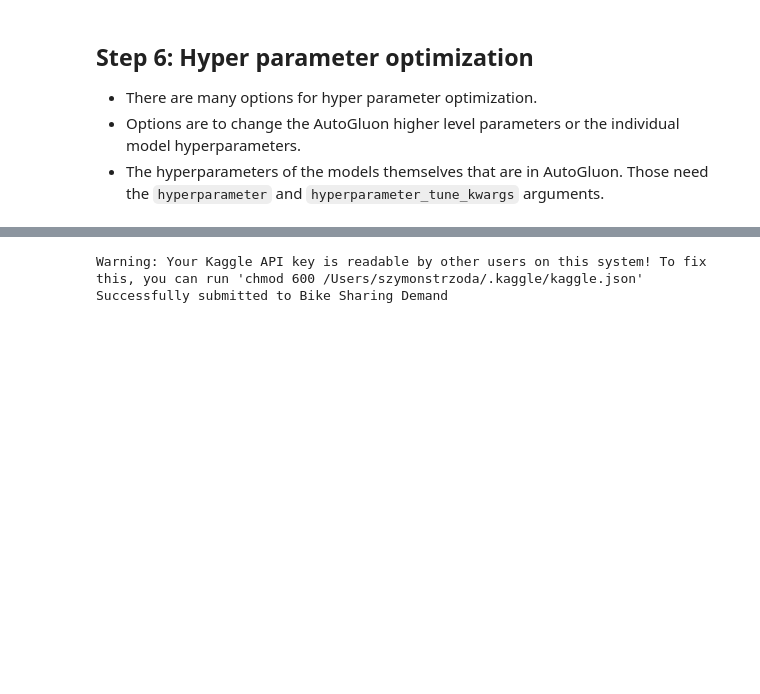
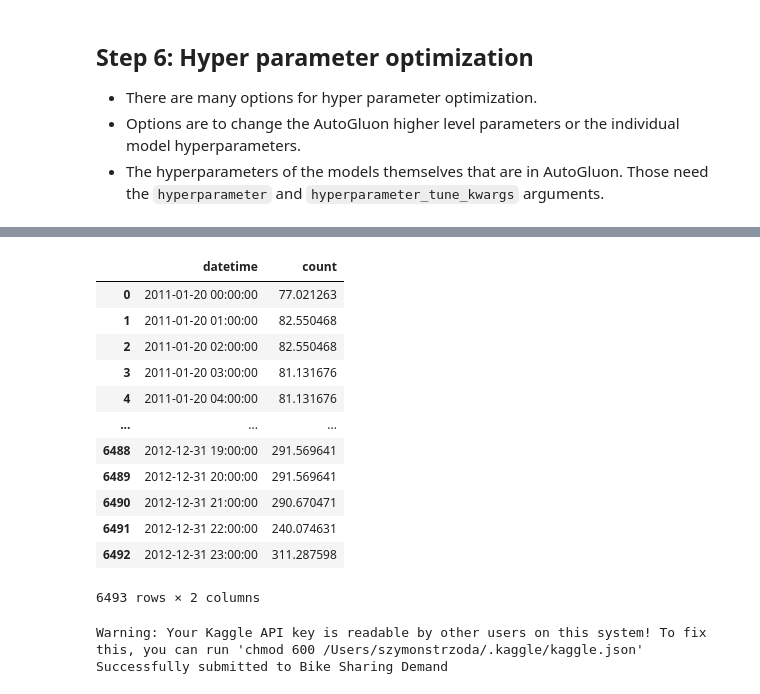
Before and after one commit to akcsbc/cd0385-project-starter, a Jupyter notebook: project/project-template.ipynb, the cells around one changed output, grey strips where cells are left out. Drawn from its saved outputs; the diff is of its cells as text; code cells hidden in the pictures; blank space fills up the shorter version.

```diff
--- a/project/project-template.ipynb
+++ b/project/project-template.ipynb
@@ -413,6 +421,11 @@ array([[<Axes: title={'center': 'datetime'}>,
 [figure]
 # %% [markdown]
 ## Step 5: Rerun the model with the same settings as before, just with more features
+# %%
+new_features = "AutogluonModels/ag-20240526_094303"
+
+if os.path.isdir(os.path.join(os.getcwd(),  new_features )):
+    predictor_new_features = TabularPredictor.load(new_features)
 # %%
 predictor_new_features = TabularPredictor(label='count', problem_type='regression', eval_metric='root_mean_squared_error').fit(train_data=train.loc[:, ~train.columns.isin(['casual', 'registered'])], time_limit=600, presets='best_quality')
 # %% [output]
@@ -541,6 +554,11 @@ hyperparameter_tune_kwargs = {
     'scheduler' : 'local',
     'searcher': 'auto'
 }
+# %%
+hpo2 = "AutogluonModels/ag-hpo2"
+
+if os.path.isdir(os.path.join(os.getcwd(),  hpo2 )):
+    predictor_new_hpo = TabularPredictor.load(hpo2)
 # %%
-predictor_new_hpo = TabularPredictor(label='count', problem_type='regression', eval_metric='root_mean_squared_error').fit(train_data=train.loc[:, ~train.columns.isin(['casual', 'registered'])], time_limit=600,  hyperparameter_tune_kwargs=hyperparameter_tune_kwargs, presets='best_quality')
+predictor_new_hpo = TabularPredictor(label='count', problem_type='regression', eval_metric='root_mean_squared_error', path='AutogluonModels/ag-hpo2').fit(train_data=train.loc[:, ~train.columns.isin(['casual', 'registered'])], time_limit=600,  hyperparameters=hyperparameters, hyperparameter_tune_kwargs=hyperparameter_tune_kwargs, presets='best_quality')
 # %% [output]
@@ -727,7 +739,24 @@ submission_new_hpo
 Name: count, Length: 6493, dtype: float32
+# %%
+submission_new_hpo[submission_new_hpo < 0] = 0
 # %%
 # min count is 5 , no need for setting negative values to 0
 # Same submitting predictions
 submission_new_hpo = pd.merge(test.loc[:,['datetime']], submission_new_hpo, left_index=True, right_index=True)
 submission_new_hpo.to_csv("my_predictions/submission_new_hpo.csv", index=False)
+submission_new_hpo
+# %% [output]
+|  | datetime | count |
+| 0 | 2011-01-20 00:00:00 | 77.021263 |
+| 1 | 2011-01-20 01:00:00 | 82.550468 |
+| 2 | 2011-01-20 02:00:00 | 82.550468 |
+| 3 | 2011-01-20 03:00:00 | 81.131676 |
+| 4 | 2011-01-20 04:00:00 | 81.131676 |
+| ... | ... | ... |
+| 6488 | 2012-12-31 19:00:00 | 291.569641 |
+| 6489 | 2012-12-31 20:00:00 | 291.569641 |
+| 6490 | 2012-12-31 21:00:00 | 290.670471 |
+| 6491 | 2012-12-31 22:00:00 | 240.074631 |
+| 6492 | 2012-12-31 23:00:00 | 311.287598 |
+6493 rows × 2 columns
 # %%
```
Also changed, not shown: parts of 14 cells of this notebook, 5 other files.
